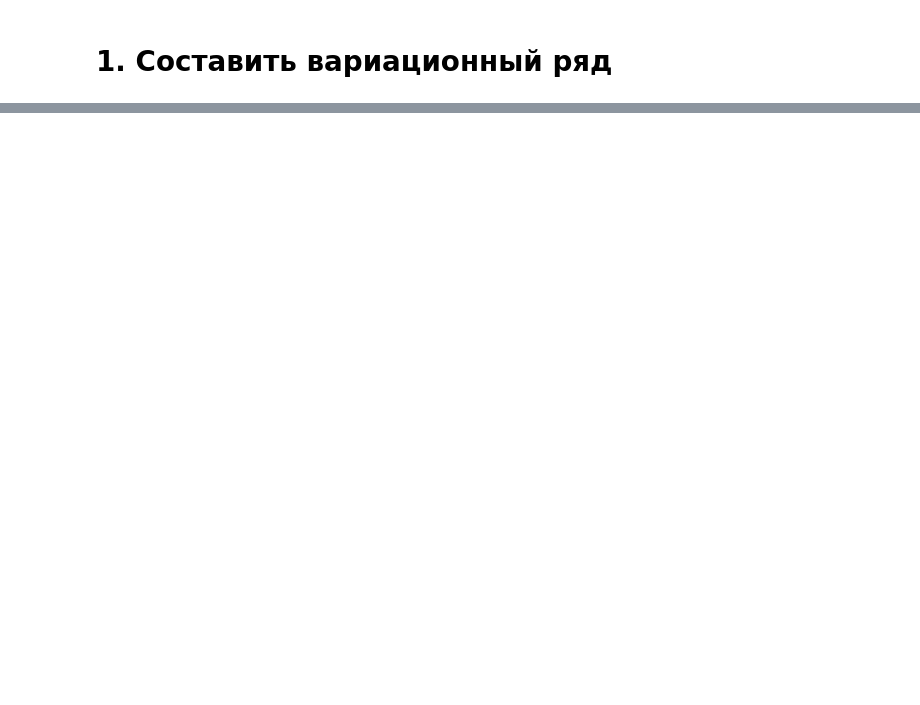
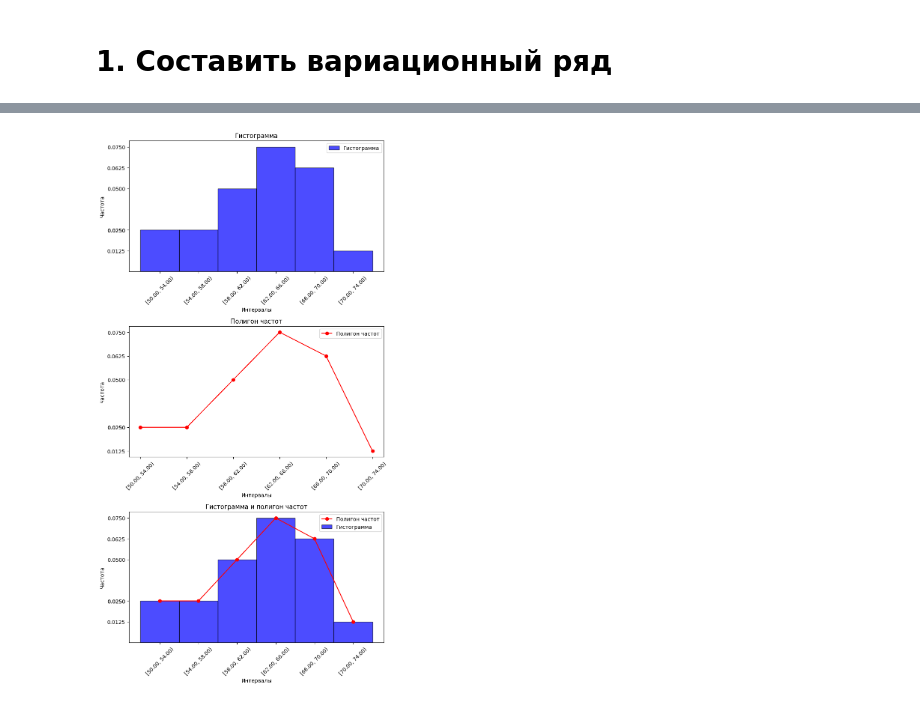
Before and after one commit to AlexeyRau/OMGTU, a Jupyter notebook: 2 курс/4 семестр/ТерВер/lab1/lab1.ipynb, the cells around one changed output, grey strips where cells are left out. Drawn from its saved outputs; the diff is of its cells as text; code cells hidden in the pictures; blank space fills up the shorter version.

```diff
--- a/2 курс/4 семестр/ТерВер/lab1/lab1.ipynb
+++ b/2 курс/4 семестр/ТерВер/lab1/lab1.ipynb
@@ -65,0 +75,20 @@ plt.show()
+# %%
+intervals = [x0 + i * h for i in range(m + 1)]
+interval_counts = [0] * m
+
+for value in data:
+    for i in range(m):
+        if intervals[i] <= value < intervals[i + 1]:
+            interval_counts[i] += 1
+            break
+
+# Создаем таблицу
+interval_table = pd.DataFrame({
+    'Интервал': [f"[{intervals[i]:.2f}, {intervals[i + 1]:.2f})" for i in range(m)],
+    'ni': interval_counts,
+    'ni/n': [count / n for count in interval_counts],
+    'ni/(n*h)': [count / (n * h) for count in interval_counts]
+})
+
+print("Интервальный статистический ряд:")
+print(interval_table)
@@ -65,0 +106,79 @@ plt.show()
+# %%
+# Находим середины интервалов (числовые значения)
+midpoints = [(intervals[i] + intervals[i + 1]) / 2 for i in range(m)]
+
+# Создаем фигуру с тремя подграфиками
+fig, axes = plt.subplots(3, 1, figsize=(8, 15))
+
+
+# Первый график: Гистограмма
+axes[0].bar(
+    midpoints,  # Числовые значения середин интервалов
+    interval_table['ni/(n*h)'],  # Высота столбцов
+    width=h,  # Ширина столбцов равна длине интервала
+    edgecolor='black',
+    alpha=0.7,
+    color='blue',
+    label='Гистограмма'
+
+)
+axes[0].set_xticks(midpoints)
+axes[0].set_xticklabels([f"[{intervals[i]:.2f}, {intervals[i + 1]:.2f})" for i in range(m)], rotation=45)
+axes[0].set_yticks(interval_table['ni/(n*h)'])
+axes[0].set_xlabel('Интервалы')
+axes[0].set_ylabel('Частота')
+axes[0].set_title('Гистограмма')
+axes[0].legend()
+
+# Второй график: Полигон частот
+axes[1].plot(
+    midpoints,  # Числовые значения середин интервалов
+    interval_table['ni/(n*h)'],  # Частоты
+    marker='o',
+    linestyle='-',
+    color='red',
+    label='Полигон частот'
+)
+axes[1].set_xticks(midpoints)
+axes[1].set_xticklabels([f"[{intervals[i]:.2f}, {intervals[i + 1]:.2f})" for i in range(m)], rotation=45)
+axes[1].set_yticks(interval_table['ni/(n*h)'])
+axes[1].set_xlabel('Интервалы')
+axes[1].set_ylabel('Частота')
+axes[1].set_title('Полигон частот')
+axes[1].legend()
+
+# Третий график: Гистограмма и полигон частот вместе
+axes[2].bar(
+    midpoints,  # Числовые значения середин интервалов
+    interval_table['ni/(n*h)'],  # Высота столбцов
+    width=h,  # Ширина столбцов равна длине интервала
+    edgecolor='black',
+    alpha=0.7,
+    color='blue',
+    label='Гистограмма'
+)
+axes[2].plot(
+    midpoints,  # Числовые значения середин интервалов
+    interval_table['ni/(n*h)'],  # Частоты
+    marker='o',
+    linestyle='-',
+    color='red',
+    label='Полигон частот'
+)
+axes[2].set_xticks(midpoints)
+axes[2].set_xticklabels([f"[{intervals[i]:.2f}, {intervals[i + 1]:.2f})" for i in range(m)], rotation=45)
+axes[2].set_yticks(interval_table['ni/(n*h)'])
+axes[2].set_xlabel('Интервалы')
+axes[2].set_ylabel('Частота')
+axes[2].set_title('Гистограмма и полигон частот')
+axes[2].legend()
+
+# Настройка отступов между графиками
+plt.tight_layout()
+
+
+
+# Показываем графики
+plt.show()
+# %% [output]
+[figure, added]
```
Also changed, not shown: parts of 15 cells of this notebook.
